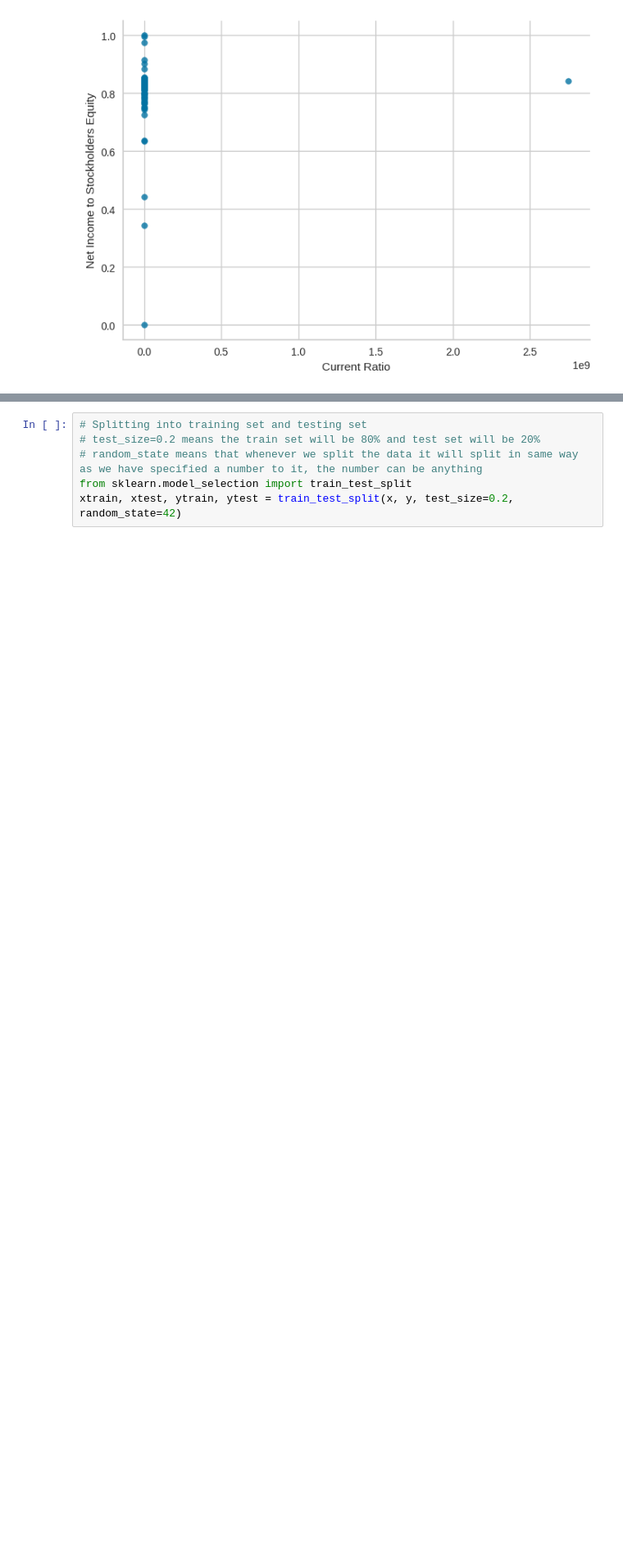
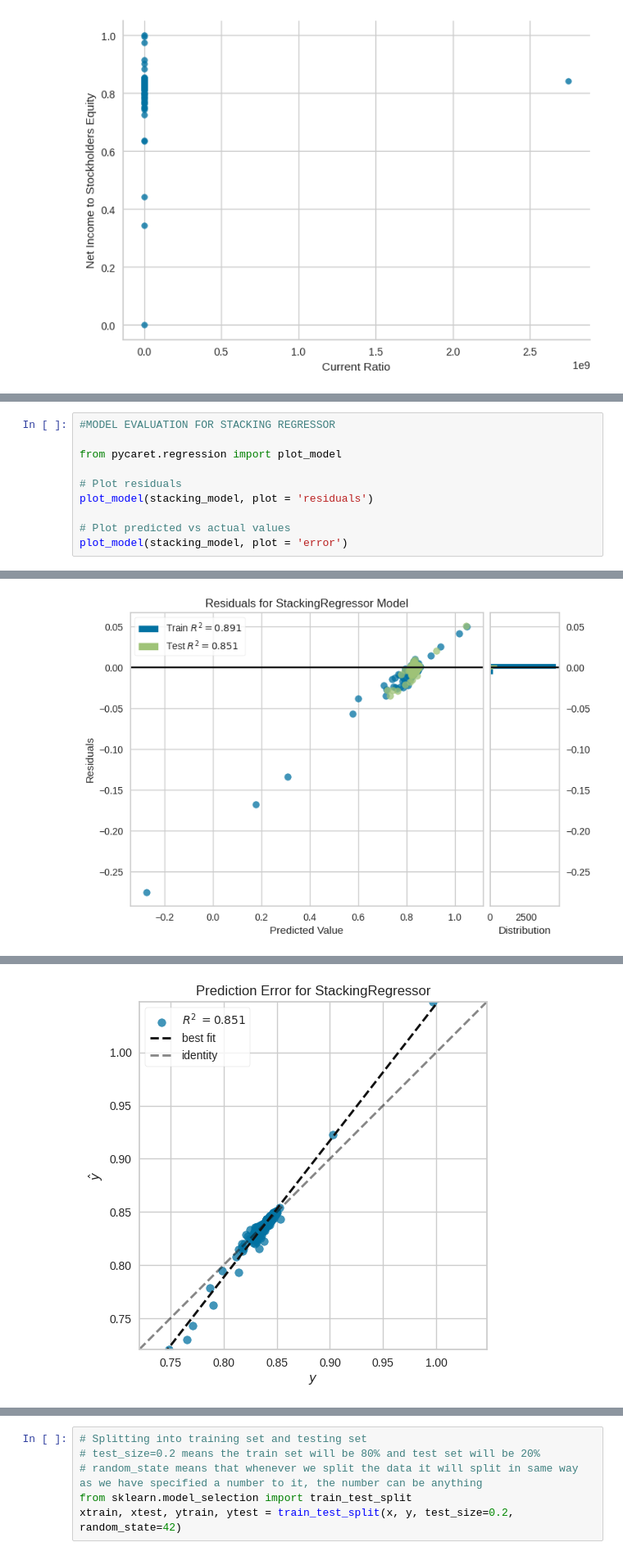
Before and after one commit to Francis-Subasinghe/TrendCast, a Jupyter notebook: MScProject.ipynb, the cells around one changed output, grey strips where cells are left out. Shown: that part at 82% size. Drawn from its saved outputs; the diff is of its cells as text; blank space fills up the shorter version.

```diff
--- a/MScProject.ipynb
+++ b/MScProject.ipynb
@@ -318,0 +469,11 @@ plt.gca().spines[['top', 'right',]].set_visible(False)
+# %%
+#MODEL EVALUATION FOR STACKING REGRESSOR
+
+from pycaret.regression import plot_model
+
+# Plot residuals
+plot_model(stacking_model, plot = 'residuals')
+
+# Plot predicted vs actual values
+plot_model(stacking_model, plot = 'error')
+# %% [output]
@@ -318,0 +481 @@ plt.gca().spines[['top', 'right',]].set_visible(False)
+[figure, added]
@@ -318,0 +483 @@ plt.gca().spines[['top', 'right',]].set_visible(False)
+[figure, added]
```
Also changed, not shown: parts of 30 cells of this notebook.
